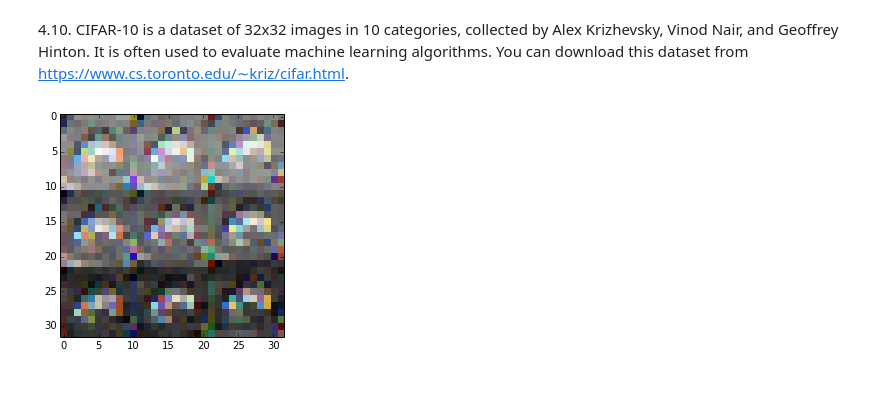
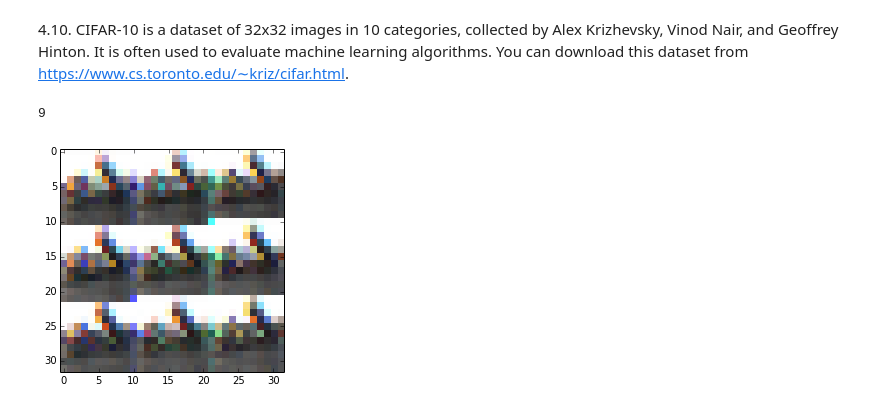
Before and after one commit to roshanjrajan/CS498-AML, a Jupyter notebook: hw3/CS_498_AML_HW3.ipynb, the cells around one changed output. Saved outputs shown, nothing was run; the diff lists cells and outputs as text; code cells hidden in the pictures.

```diff
--- a/hw3/CS_498_AML_HW3.ipynb
+++ b/hw3/CS_498_AML_HW3.ipynb
@@ -47,8 +47,10 @@ all_lbls = np.concatenate((all_lbls,db4['labels']),0)
 all_lbls = np.concatenate((all_lbls,db5['labels']),0)
 # %%
 from PIL import Image
-im = np.reshape(all_data[0],(32,32,3))
+im = np.reshape(all_data[2],(32,32,3))
+print all_lbls[2]
 plt.imshow(im, interpolation='nearest')
 plt.show()
 # %% [output]
+9
-[figure, old version]
+[figure, new version]
```
Also changed, not shown: parts of 8 cells of this notebook.
